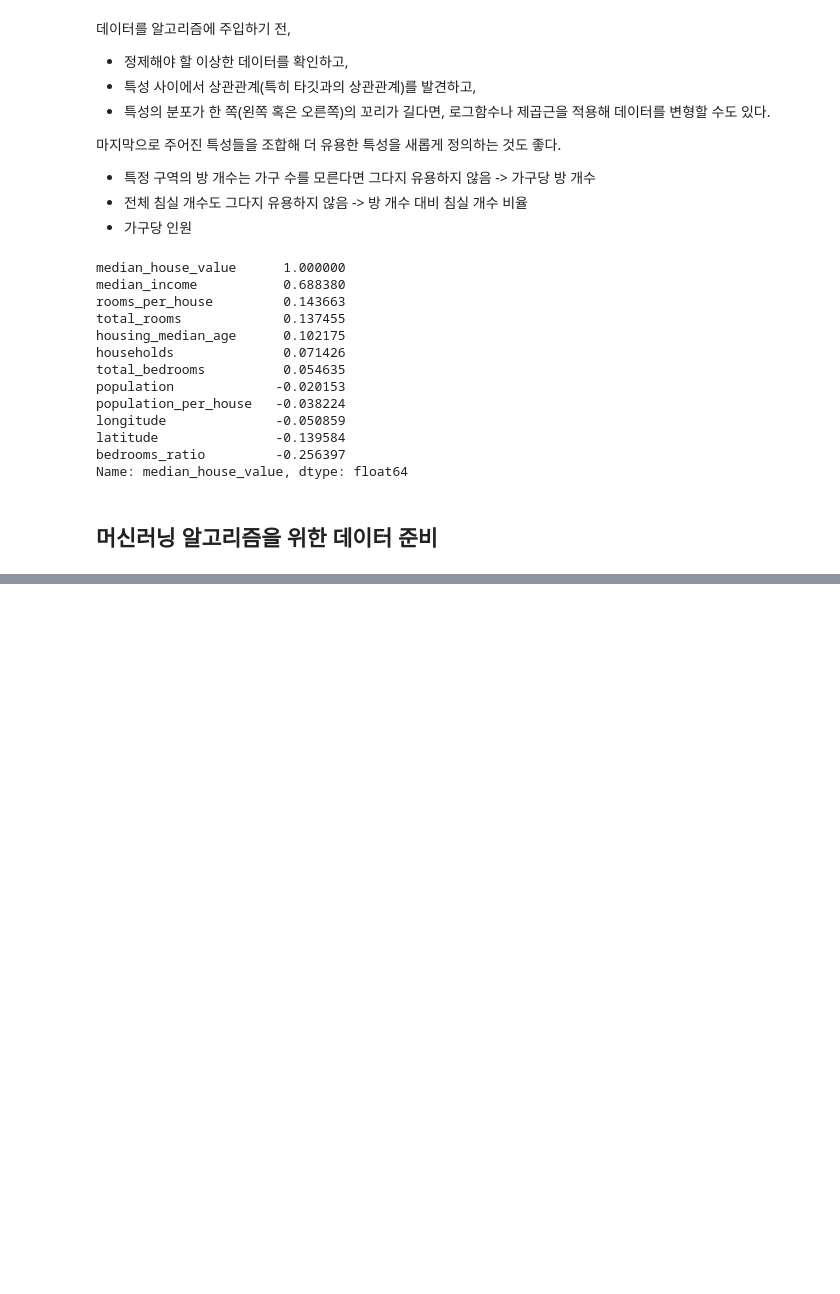
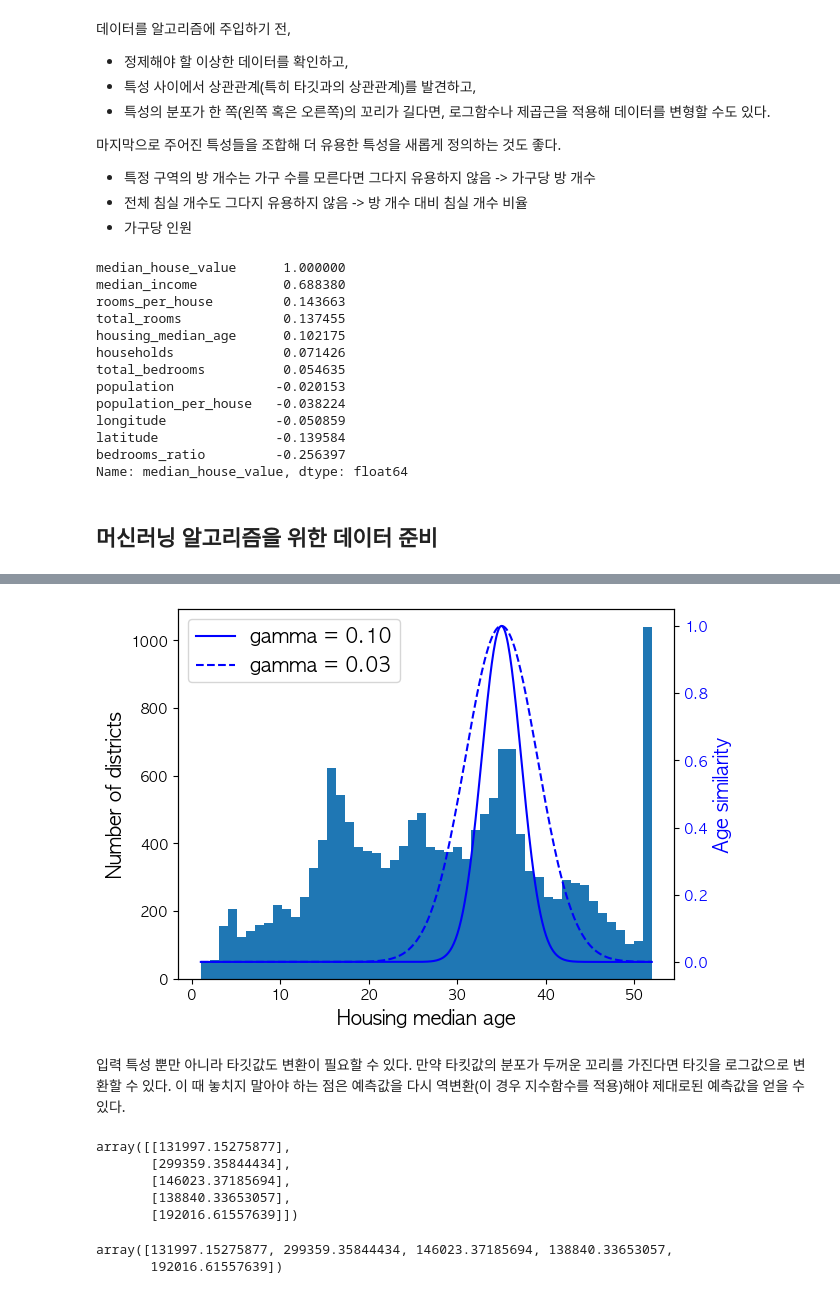
Before and after one commit to Logqwerty/handson-ml3-practice, a Jupyter notebook: 02_end_to_end_ml_project.ipynb, the cells around one changed output, grey strips where cells are left out. Drawn from its saved outputs; the diff is of its cells as text; code cells hidden in the pictures; blank space fills up the shorter version.

```diff
--- a/02_end_to_end_ml_project.ipynb
+++ b/02_end_to_end_ml_project.ipynb
@@ -898,0 +1028,8 @@ df_output
+# %%
+# 추가 코드 - 중간 주택 가격과 35 사이의 유사도를 재는 가우스 RBF 특성을 나타내는 그래프
+
+ages = np.linspace(housing["housing_median_age"].min(),
+                   housing["housing_median_age"].max(),
+                   500)
+ages = ages.reshape(-1, 1)
+ages
@@ -898,0 +1054,26 @@ df_output
+# %%
+# 입력값이 고정 포인트에서 멀어짐에 따라 유사도 값이 얼마나 빠르게 감소하는지 결정
+gamma1 = 0.1
+gamma2 = 0.03
+rbf1 = rbf_kernel(ages, [[35]], gamma=gamma1)
+rbf2 = rbf_kernel(ages, [[35]], gamma=gamma2)
+
+fig, ax1 = plt.subplots()
+
+ax1.set_xlabel("Housing median age")
+ax1.set_ylabel("Number of districts")
+ax1.hist(housing["housing_median_age"], bins=50)
+
+ax2 = ax1.twinx() # x축을 공유 하는 쌍둥이 축을 만듭니다
+color = "blue"
+ax2.plot(ages, rbf1, color=color, label="gamma = 0.10")
+ax2.plot(ages, rbf2, color=color, label="gamma = 0.03", linestyle="--")
+ax2.tick_params(axis='y', labelcolor=color)
+ax2.set_ylabel("Age similarity", color=color)
+
+plt.legend(loc="upper left")
+plt.show()
+# %% [output]
+[figure, added]
+# %% [markdown]
+입력 특성 뿐만 아니라 타깃값도 변환이 필요할 수 있다. 만약 타킷값의 분포가 두꺼운 꼬리를 가진다면 타깃을 로그값으로 변환할 수 있다. 이 때 놓치지 말아야 하는 점은 예측값을 다시 역변환(이 경우 지수함수를 적용)해야 제대로된 예측값을 얻을 수 있다.
@@ -898,0 +1095,8 @@ df_output
+# %%
+predictions
+# %% [output]
+array([[131997.15275877],
+       [299359.35844434],
+       [146023.37185694],
+       [138840.33653057],
+       [192016.61557639]])
@@ -898,0 +1110,5 @@ df_output
+# %%
+predictions
+# %% [output]
+array([131997.15275877, 299359.35844434, 146023.37185694, 138840.33653057,
+       192016.61557639])
```
Also changed, not shown: parts of 119 cells of this notebook.
